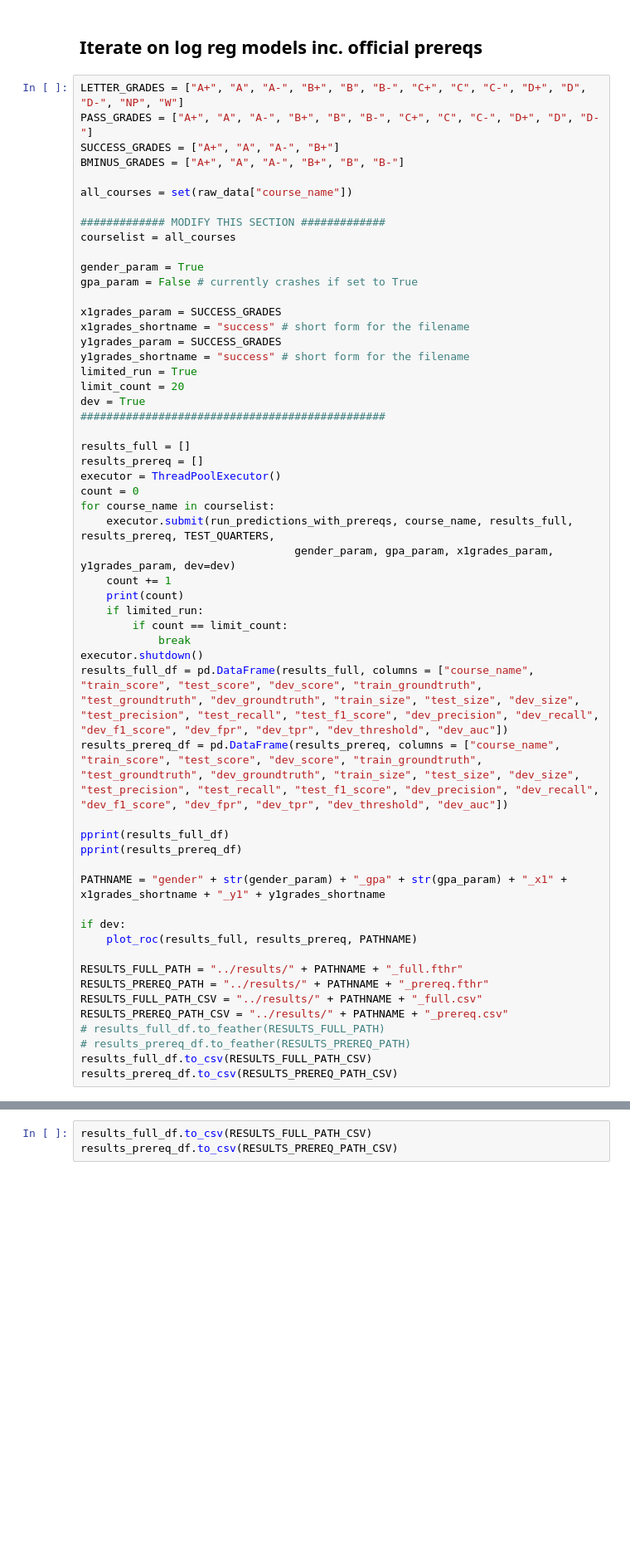
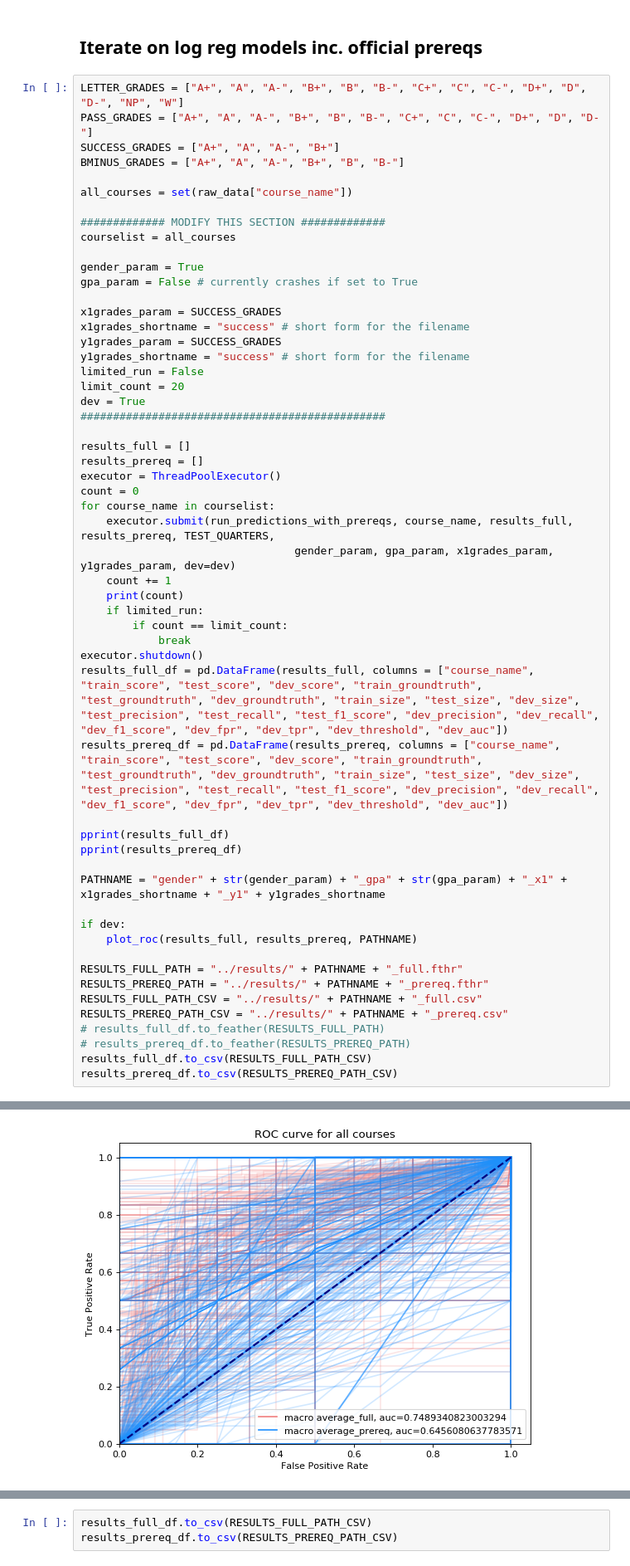
Before and after one commit to gmdavis1/carta-prereqs, a Jupyter notebook: models/wcc_logreg_prereqs_iterate.ipynb, the cells around one changed output, grey strips where cells are left out. Shown at 83% size. Drawn from its saved outputs; the diff is of its cells as text; blank space fills up the shorter version.

```diff
--- a/models/wcc_logreg_prereqs_iterate.ipynb
+++ b/models/wcc_logreg_prereqs_iterate.ipynb
@@ -777,7 +766,7 @@ x1grades_param = SUCCESS_GRADES
 x1grades_shortname = "success" # short form for the filename
 y1grades_param = SUCCESS_GRADES
 y1grades_shortname = "success" # short form for the filename
-limited_run = True
+limited_run = False
 limit_count = 20
 dev = True
 ###############################################
@@ -837,0 +952 @@ results_prereq_df.to_csv(RESULTS_PREREQ_PATH_CSV)
+[figure, added]
```
Also changed, not shown: parts of 3 cells of this notebook, 3 other files.
